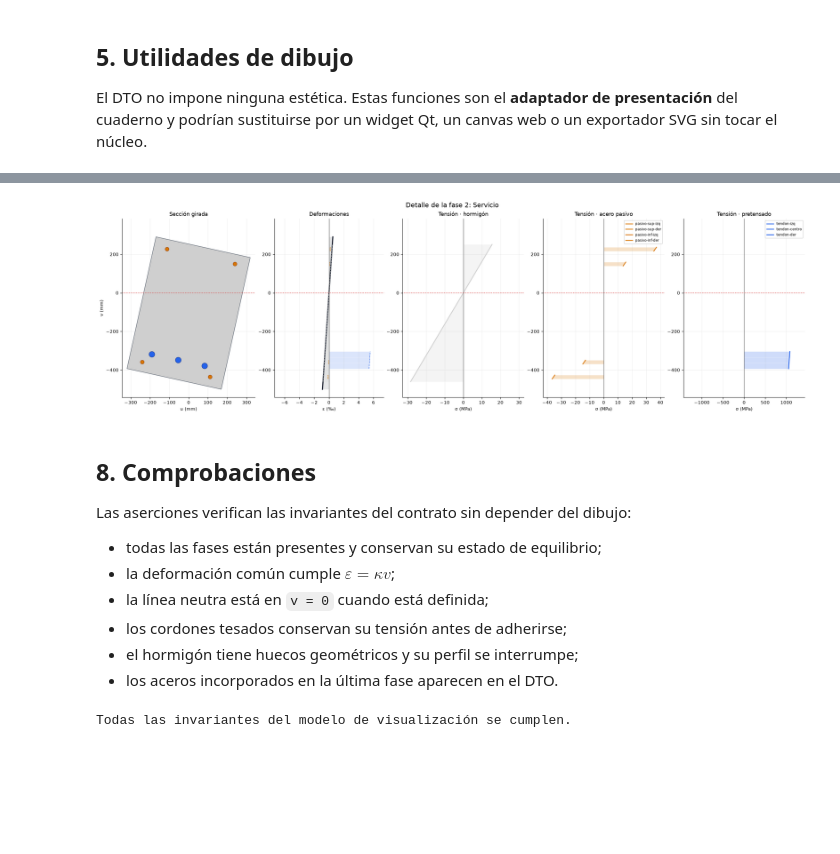
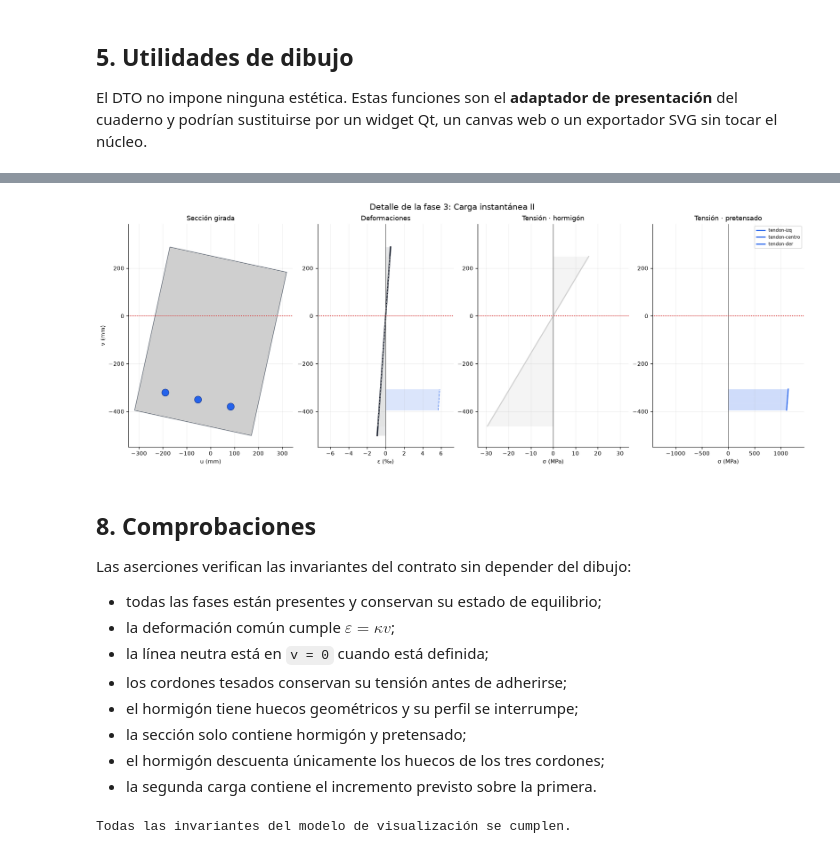
Before and after one commit to pablofalcongutierrez/placas_alveolares, a Jupyter notebook: notebooks/ejemplo_2_visualizacion_tensiones.ipynb, the cells around one changed output, grey strips where cells are left out. Cells and saved outputs as stored; diff of their text form; code cells hidden in the pictures; blank space fills up the shorter version.

```diff
--- a/notebooks/ejemplo_2_visualizacion_tensiones.ipynb
+++ b/notebooks/ejemplo_2_visualizacion_tensiones.ipynb
@@ -311,17 +326,14 @@ web o un exportador SVG sin tocar el núcleo.
 # %%
 COLORES = {
     TipoMaterialVista.HORMIGON: "#cfcfcf",
-    TipoMaterialVista.ACERO_ARMADURA: "#d97706",
     TipoMaterialVista.ACERO_PRETENSADO: "#2563eb",
 }
 BORDES = {
     TipoMaterialVista.HORMIGON: "#4b5563",
-    TipoMaterialVista.ACERO_ARMADURA: "#92400e",
     TipoMaterialVista.ACERO_PRETENSADO: "#1e3a8a",
 }
 ETIQUETAS = {
     TipoMaterialVista.HORMIGON: "Hormigón",
-    TipoMaterialVista.ACERO_ARMADURA: "Acero pasivo",
     TipoMaterialVista.ACERO_PRETENSADO: "Pretensado",
 }
 
@@ -333,7 +345,7 @@ def color_componente(componente: ComponenteVista) -> str:
     return COLORES[componente.tipo_material]
 
 
-def dibujar_seccion(ax: plt.Axes, fase: FaseAlinearVista) -> None:
+def dibujar_seccion(ax: plt.Axes, fase: FaseAlineadaVista) -> None:
     """Dibuja la planta girada con sus huecos y materiales."""
     for componente in fase.componentes:
         zorder = (
@@ -366,7 +378,7 @@ def dibujar_seccion(ax: plt.Axes, fase: FaseAlinearVista) -> None:
     ax.set_xlabel("u (mm)")
 
 
-def dibujar_deformaciones(ax: plt.Axes, fase: FaseAlinearVista) -> None:
+def dibujar_deformaciones(ax: plt.Axes, fase: FaseAlineadaVista) -> None:
     """Dibuja el plano común y las deformaciones con relleno translúcido."""
     muestra_a, muestra_b = fase.deformacion_comun
     x_comun = [
@@ -419,7 +431,7 @@ def dibujar_deformaciones(ax: plt.Axes, fase: FaseAlinearVista) -> None:
 
 def dibujar_tensiones(
     ax: plt.Axes,
-    fase: FaseAlinearVista,
+    fase: FaseAlineadaVista,
     tipos: tuple[TipoMaterialVista, ...] | None = None,
     *,
     etiquetar: bool = False,
@@ -488,7 +500,6 @@ def limite_tensiones(
 Y_LIM = limites_verticales()
 EPS_LIM = limite_horizontal(EVOLUCION.limites_globales.deformacion) * 1000.0
 SIGMA_LIM_HORMIGON = limite_tensiones((TipoMaterialVista.HORMIGON,))
-SIGMA_LIM_PASIVO = limite_tensiones((TipoMaterialVista.ACERO_ARMADURA,))
 SIGMA_LIM_ACTIVO = limite_tensiones((TipoMaterialVista.ACERO_PRETENSADO,))
 # %% [markdown]
 ## 6. Evolución completa
@@ -506,17 +516,16 @@ no solo su contorno.
 # %%
 fig, ejes = plt.subplots(
     len(EVOLUCION.fases),
-    5,
-    figsize=(19, 4.0 * len(EVOLUCION.fases)),
+    4,
+    figsize=(15.5, 4.0 * len(EVOLUCION.fases)),
     constrained_layout=True,
-    gridspec_kw={"width_ratios": (1.15, 0.85, 1.0, 1.0, 1.0)},
+    gridspec_kw={"width_ratios": (1.15, 0.85, 1.0, 1.0)},
 )
 for fila, fase in enumerate(EVOLUCION.fases):
     (
         ax_seccion,
         ax_eps,
         ax_sigma_hormigon,
-        ax_sigma_pasivo,
         ax_sigma_activo,
     ) = ejes[fila]
     dibujar_seccion(ax_seccion, fase)
@@ -525,12 +534,6 @@ for fila, fase in enumerate(EVOLUCION.fases):
         ax_sigma_hormigon,
         fase,
         (TipoMaterialVista.HORMIGON,),
-    )
-    dibujar_tensiones(
-        ax_sigma_pasivo,
-        fase,
-        (TipoMaterialVista.ACERO_ARMADURA,),
-        etiquetar=fila == 0,
     )
     dibujar_tensiones(
         ax_sigma_activo,
@@ -551,7 +554,6 @@ for fila, fase in enumerate(EVOLUCION.fases):
         ax_seccion,
         ax_eps,
         ax_sigma_hormigon,
-        ax_sigma_pasivo,
         ax_sigma_activo,
     ):
         ax.set_ylim(Y_LIM)
@@ -569,7 +571,6 @@ for fila, fase in enumerate(EVOLUCION.fases):
             )
     ax_eps.set_xlim(-EPS_LIM, EPS_LIM)
     ax_sigma_hormigon.set_xlim(-SIGMA_LIM_HORMIGON, SIGMA_LIM_HORMIGON)
-    ax_sigma_pasivo.set_xlim(-SIGMA_LIM_PASIVO, SIGMA_LIM_PASIVO)
     ax_sigma_activo.set_xlim(-SIGMA_LIM_ACTIVO, SIGMA_LIM_ACTIVO)
     ax_seccion.set_ylabel("v (mm)")
 
@@ -581,7 +582,6 @@ for fila, fase in enumerate(EVOLUCION.fases):
     if fila == 0:
         ax_eps.set_title("Deformaciones")
         ax_sigma_hormigon.set_title("σ · hormigón")
-        ax_sigma_pasivo.set_title("σ · acero pasivo")
         ax_sigma_activo.set_title("σ · pretensado")
 
 fig.legend(
@@ -593,12 +593,11 @@ fig.legend(
         )
         for tipo in (
             TipoMaterialVista.HORMIGON,
-            TipoMaterialVista.ACERO_ARMADURA,
             TipoMaterialVista.ACERO_PRETENSADO,
         )
     ],
     loc="outside lower center",
-    ncol=3,
+    ncol=2,
     frameon=False,
 )
 fig.suptitle(
@@ -618,16 +617,15 @@ línea neutra y el relleno translúcido se mantienen en todos los paneles.
 fase_detalle = EVOLUCION.fases[-1]
 fig, ejes = plt.subplots(
     1,
-    5,
-    figsize=(20, 6),
+    4,
+    figsize=(16, 6),
     constrained_layout=True,
-    gridspec_kw={"width_ratios": (1.1, 0.9, 1.0, 1.0, 1.0)},
+    gridspec_kw={"width_ratios": (1.1, 0.9, 1.0, 1.0)},
 )
 (
     ax_seccion,
     ax_eps,
     ax_sigma_hormigon,
-    ax_sigma_pasivo,
     ax_sigma_activo,
 ) = ejes
 dibujar_seccion(ax_seccion, fase_detalle)
@@ -636,12 +634,6 @@ dibujar_tensiones(
     ax_sigma_hormigon,
     fase_detalle,
     (TipoMaterialVista.HORMIGON,),
-)
-dibujar_tensiones(
-    ax_sigma_pasivo,
-    fase_detalle,
-    (TipoMaterialVista.ACERO_ARMADURA,),
-    etiquetar=True,
 )
 dibujar_tensiones(
     ax_sigma_activo,
@@ -650,37 +642,34 @@ dibujar_tensiones(
     etiquetar=True,
 )
 
 cotas_u = [
     punto.u
     for componente in fase_detalle.componentes
     for punto in componente.geometria.exterior.puntos
 ]
 margen_u = 0.04 * (max(cotas_u) - min(cotas_u))
 ax_seccion.set_xlim(min(cotas_u) - margen_u, max(cotas_u) + margen_u)
 
 for ax in ejes:
     ax.set_ylim(Y_LIM)
     if fase_detalle.linea_neutra_definida:
         ax.axhline(0.0, color="#dc2626", linewidth=1.1, linestyle=":")
 ax_eps.set_xlim(-EPS_LIM, EPS_LIM)
 ax_sigma_hormigon.set_xlim(-SIGMA_LIM_HORMIGON, SIGMA_LIM_HORMIGON)
-ax_sigma_pasivo.set_xlim(-SIGMA_LIM_PASIVO, SIGMA_LIM_PASIVO)
 ax_sigma_activo.set_xlim(-SIGMA_LIM_ACTIVO, SIGMA_LIM_ACTIVO)
 ax_seccion.set_ylabel("v (mm)")
 ax_seccion.set_title("Sección girada")
 ax_eps.set_title("Deformaciones")
 ax_sigma_hormigon.set_title("Tensión · hormigón")
-ax_sigma_pasivo.set_title("Tensión · acero pasivo")
 ax_sigma_activo.set_title("Tensión · pretensado")
-ax_sigma_pasivo.legend(fontsize=7, loc="best")
 ax_sigma_activo.legend(fontsize=7, loc="best")
 fig.suptitle(
     f"Detalle de la fase {fase_detalle.indice}: {fase_detalle.nombre}",
     fontsize=13,
 )
 plt.show()
 # %% [output]
-[figure, old version]
+[figure, new version]
 # %% [markdown]
 ## 8. Comprobaciones
 
@@ -691,5 +680,7 @@ Las aserciones verifican las invariantes del contrato sin depender del dibujo:
 - la línea neutra está en `v = 0` cuando está definida;
 - los cordones tesados conservan su tensión antes de adherirse;
 - el hormigón tiene huecos geométricos y su perfil se interrumpe;
-- los aceros incorporados en la última fase aparecen en el DTO.
+- la sección solo contiene hormigón y pretensado;
+- el hormigón descuenta únicamente los huecos de los tres cordones;
+- la segunda carga contiene el incremento previsto sobre la primera.
 # %%
```
Also changed, not shown: parts of 10 cells of this notebook.
